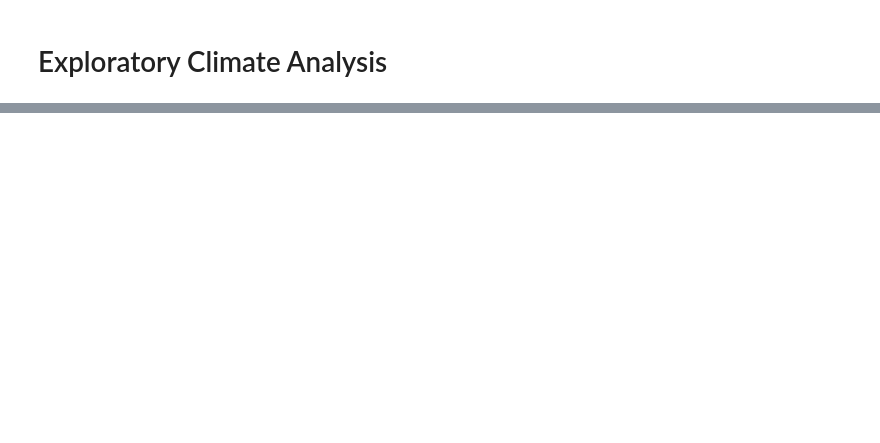
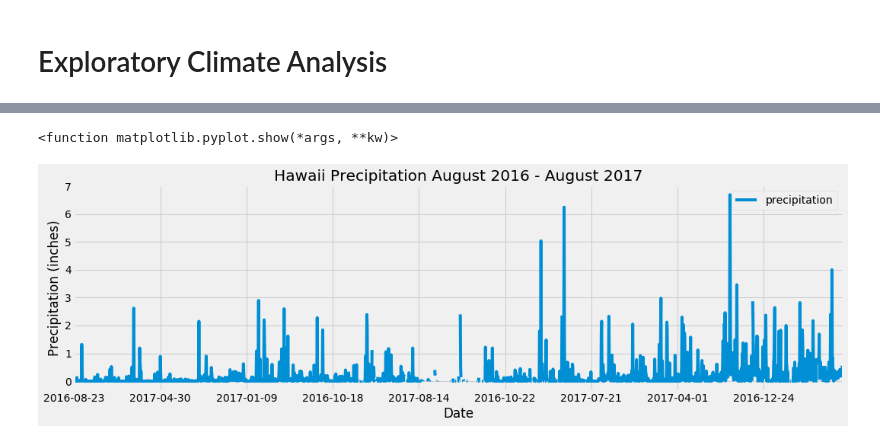
Before and after one commit to rgreenebaum1/sqlalchemy-challenge, a Jupyter notebook: climate_starter.ipynb, the cells around one changed output, grey strips where cells are left out. Drawn from its saved outputs; the diff is of its cells as text; code cells hidden in the pictures; blank space fills up the shorter version.

```diff
--- a/climate_starter.ipynb
+++ b/climate_starter.ipynb
@@ -37,0 +99,6 @@ session = Session(engine)
+# %%
+# Create our session (link) from Python to the DB
+Session = sessionmaker(bind=engine)
+#Session --> Class
+session = Session()
+#session is an instance of the class session
@@ -181,0 +157,6 @@ daily_normals("01-01")
+# %%
+# Design a query to retrieve the last 12 months of precipitation data and plot the results
+last_year_precip = session.query(func.strftime("%Y-%m-%d", Measurement.date), Measurement.prcp).\
+    filter(func.strftime("%Y-%m-%d", Measurement.date) >= datetime.date(2016, 8, 23)).all()
+
+last_year_precip
@@ -181,0 +181,5 @@ daily_normals("01-01")
+# %%
+#convert to dataframe
+last_year_precip_df = pd.DataFrame(last_year_precip, columns = ['date', 'precipitation'])
+
+last_year_precip_df.head()
@@ -181,0 +193,4 @@ daily_normals("01-01")
+# %%
+#set date as index
+last_year_precip_df.set_index('date', inplace = True)
+last_year_precip_df.head()
@@ -181,0 +223,20 @@ daily_normals("01-01")
+# %%
+# Use Pandas Plotting with Matplotlib to plot the data
+
+fig, ax = plt.subplots(figsize = (15, 5))
+last_year_precip_df.plot(ax = ax, x_compat = True)
+
+#Title
+ax.set_title("Hawaii Precipitation August 2016 - August 2017")
+
+#Axis Labels
+ax.set_xlabel('Date')
+ax.set_ylabel('Precipitation (inches)')
+
+#SAVE FIG
+plt.savefig("HawaiiPrecip.png")
+
+#PLOT
+plt.tight_layout()
+plt.show
+# %% [output]
@@ -181,0 +245,2 @@ daily_normals("01-01")
+<function matplotlib.pyplot.show(*args, **kw)>
+[figure, added]
```
Also changed, not shown: parts of 61 cells of this notebook, 10 other files.
